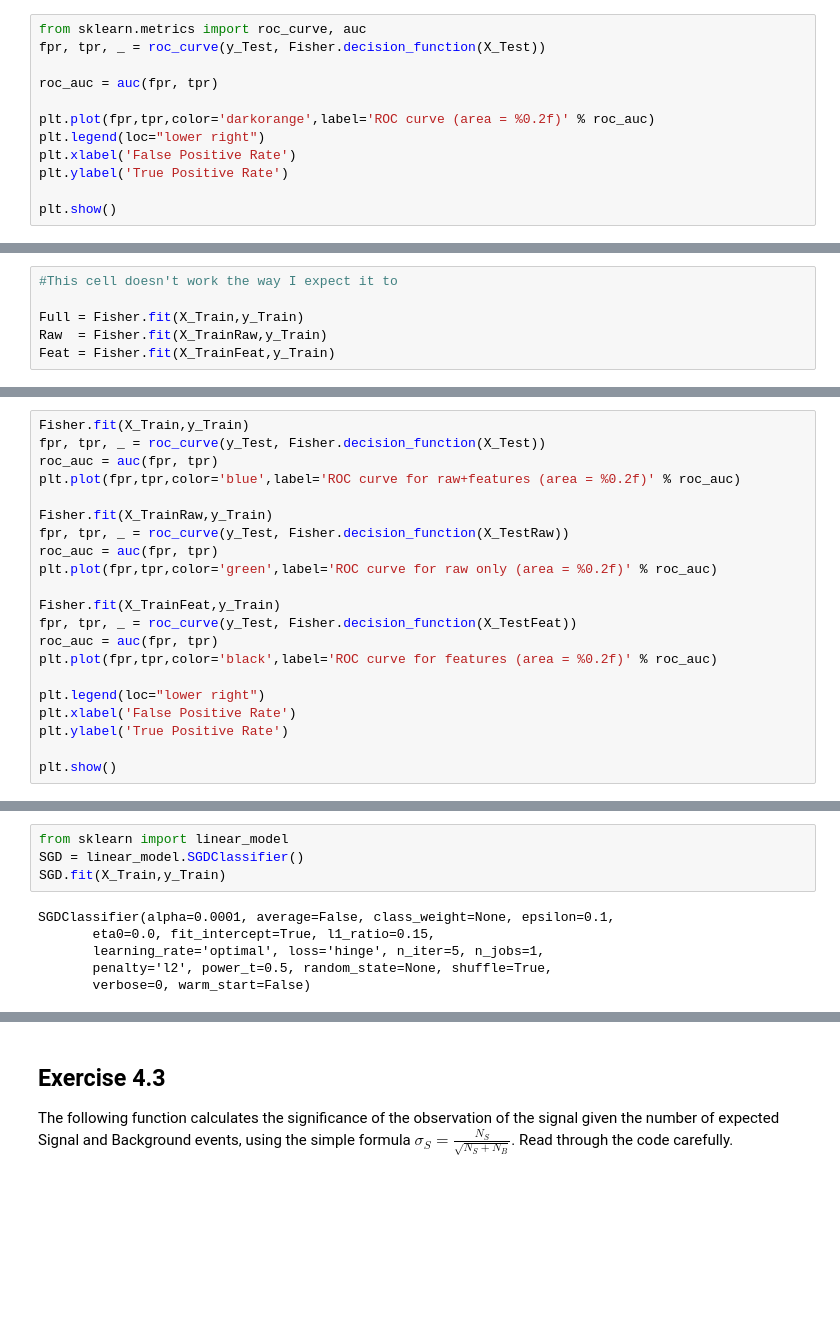
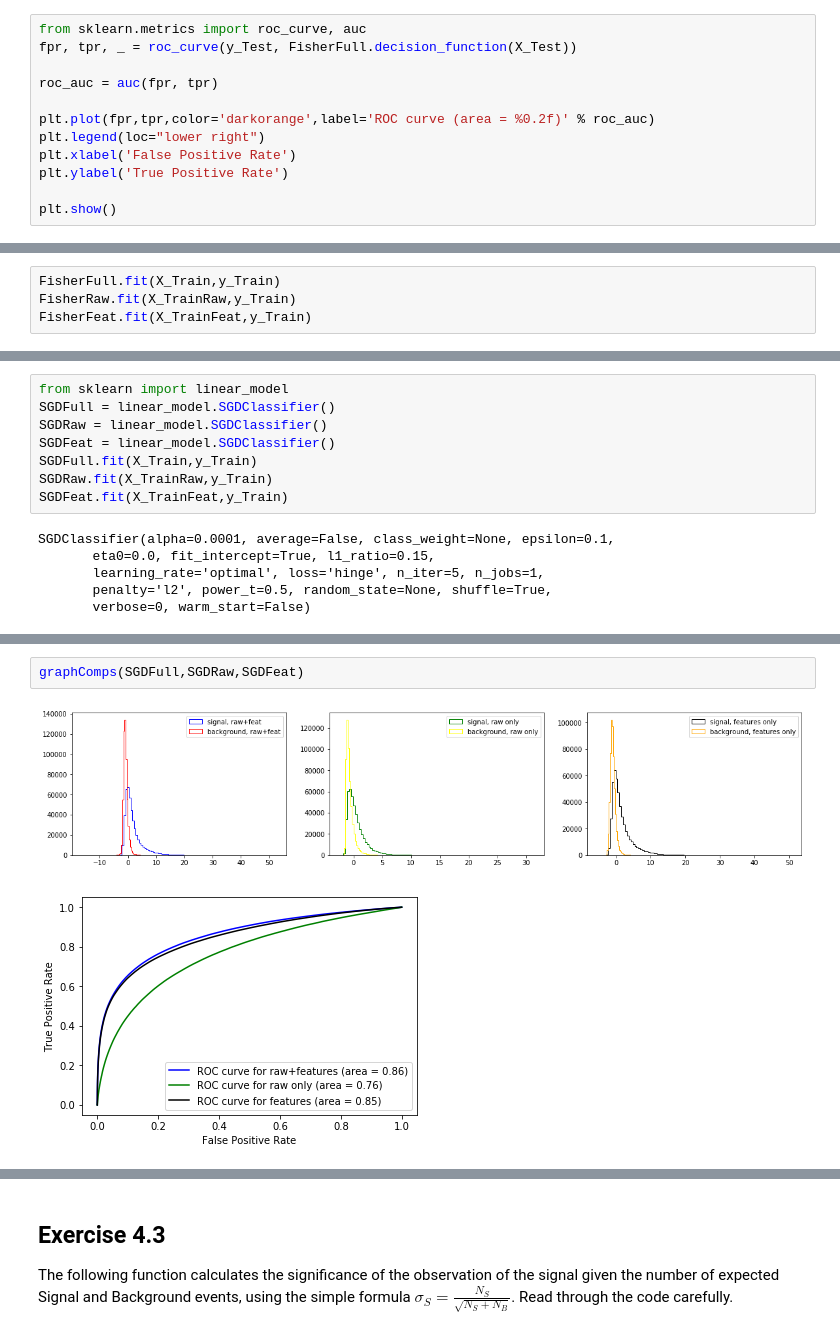
Before and after one commit to zacharyhinkle/DLHEP2018, a Jupyter notebook: Labs/Lab-4/Lab-4-v2-Solution.ipynb, the cells around one changed output, grey strips where cells are left out. Saved outputs shown, nothing was run; the diff lists cells and outputs as text; blank space fills up the shorter version.

```diff
--- a/Labs/Lab-4/Lab-4-v2-Solution.ipynb
+++ b/Labs/Lab-4/Lab-4-v2-Solution.ipynb
@@ -110,7 +131,7 @@ plt.show()
 And we can make a ROC curve and evaluate the AUC:
 # %%
 from sklearn.metrics import roc_curve, auc
-fpr, tpr, _ = roc_curve(y_Test, Fisher.decision_function(X_Test))
+fpr, tpr, _ = roc_curve(y_Test, FisherFull.decision_function(X_Test))
 
 roc_auc = auc(fpr, tpr)
 
@@ -151,8 +172,6 @@ print Test_sig[VarNames[1:]].shape
 (4000000,)
 (458233, 18)
 # %%
-#This cell doesn't work the way I expect it to
-
-Full = Fisher.fit(X_Train,y_Train)
-Raw  = Fisher.fit(X_TrainRaw,y_Train)
-Feat = Fisher.fit(X_TrainFeat,y_Train)
+FisherFull.fit(X_Train,y_Train)
+FisherRaw.fit(X_TrainRaw,y_Train)
+FisherFeat.fit(X_TrainFeat,y_Train)
@@ -188,21 +229,0 @@ plt.show()
-# %%
-Fisher.fit(X_Train,y_Train)
-fpr, tpr, _ = roc_curve(y_Test, Fisher.decision_function(X_Test))
-roc_auc = auc(fpr, tpr)
-plt.plot(fpr,tpr,color='blue',label='ROC curve for raw+features (area = %0.2f)' % roc_auc)
-
-Fisher.fit(X_TrainRaw,y_Train)
-fpr, tpr, _ = roc_curve(y_Test, Fisher.decision_function(X_TestRaw))
-roc_auc = auc(fpr, tpr)
-plt.plot(fpr,tpr,color='green',label='ROC curve for raw only (area = %0.2f)' % roc_auc)
-
-Fisher.fit(X_TrainFeat,y_Train)
-fpr, tpr, _ = roc_curve(y_Test, Fisher.decision_function(X_TestFeat))
-roc_auc = auc(fpr, tpr)
-plt.plot(fpr,tpr,color='black',label='ROC curve for features (area = %0.2f)' % roc_auc)
-
-plt.legend(loc="lower right")
-plt.xlabel('False Positive Rate')
-plt.ylabel('True Positive Rate')
-
-plt.show()
@@ -214,8 +238,12 @@ plt.show()
 Select 3 different classifiers from the techniques listed [here](http://scikit-learn.org/stable/supervised_learning.html#supervised-learning). Note that you can use the multi-layer peceptron to build a deep network, though training may be prohibitively slow, so avoid this technique. Perform the comparison in exercise 1 for each classifier. Compare your conclusions for your selected techniques to the paper.
 # %%
 from sklearn import linear_model
-SGD = linear_model.SGDClassifier()
-SGD.fit(X_Train,y_Train)
+SGDFull = linear_model.SGDClassifier()
+SGDRaw = linear_model.SGDClassifier()
+SGDFeat = linear_model.SGDClassifier()
+SGDFull.fit(X_Train,y_Train)
+SGDRaw.fit(X_TrainRaw,y_Train)
+SGDFeat.fit(X_TrainFeat,y_Train)
 # %% [output]
 SGDClassifier(alpha=0.0001, average=False, class_weight=None, epsilon=0.1,
        eta0=0.0, fit_intercept=True, l1_ratio=0.15,
@@ -243,2 +253,7 @@ plt.show()
+# %%
+graphComps(SGDFull,SGDRaw,SGDFeat)
+# %% [output]
+[figure, added]
+[figure, added]
 # %%
 from sklearn.linear_model import PassiveAggressiveClassifier
```
Also changed, not shown: parts of 19 cells of this notebook.
